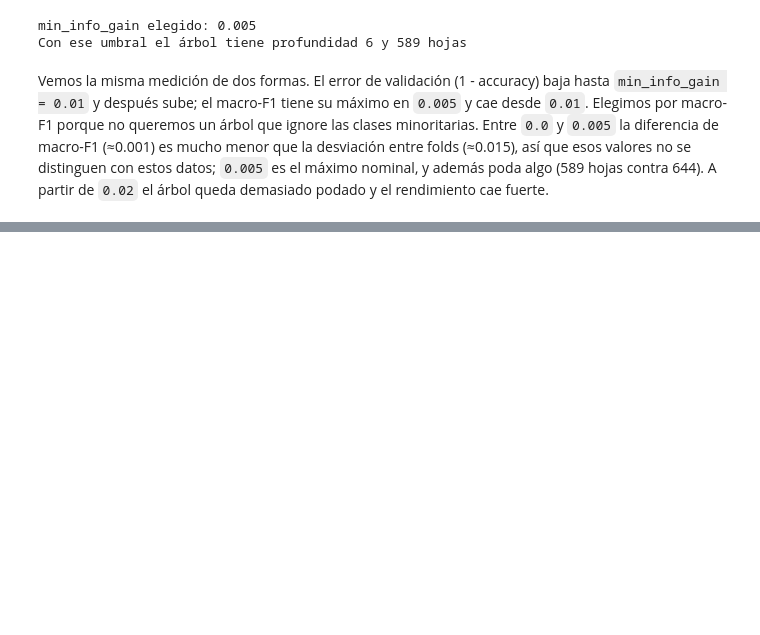
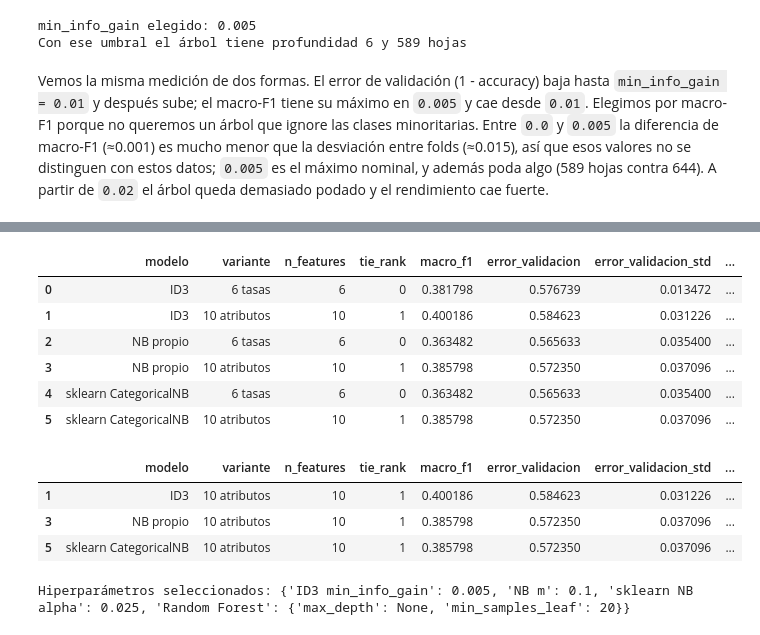
Before and after one commit to agustinocchiuzzi/laboratorioAprendAut1, a Jupyter notebook: entrega/notebook.ipynb, the cells around one changed output, grey strips where cells are left out. Saved outputs shown, nothing was run; the diff lists cells and outputs as text; code cells hidden in the pictures; blank space fills up the shorter version.

```diff
--- a/entrega/notebook.ipynb
+++ b/entrega/notebook.ipynb
@@ -1109,0 +1299,65 @@ podado y el rendimiento cae fuerte.
+# %%
+feature_variants = {
+    '6 tasas': list(NUMERIC_FEATURES),
+    '10 atributos': list(NUMERIC_FEATURES) + [
+        'home_points_per_match_5', 'away_points_per_match_5',
+        'home_goal_diff_per_match_5', 'away_goal_diff_per_match_5',
+    ],
+}
+feature_models = {
+    'ID3': ID3(min_info_gain=id3_gain),
+    'NB propio': MEstimateCategoricalNB(m=nb_m, min_categories=4),
+    'sklearn CategoricalNB': CategoricalNB(
+        alpha=nb_m / 4, min_categories=4, force_alpha=True),
+}
+filas_atributos = []
+for nombre, modelo in feature_models.items():
+    for rank, (variante, columnas) in enumerate(feature_variants.items()):
+        detalle = evaluate_temporal_cv(
+            modelo, train, folds, 'discrete', feature_columns=columnas)
+        filas_atributos.append({
+            'modelo': nombre, 'variante': variante,
+            'n_features': len(columnas), 'tie_rank': rank,
+            'macro_f1': detalle.macro_f1.mean(),
+            'error_validacion': detalle.validation_error.mean(),
+            'error_validacion_std': detalle.validation_error.std(ddof=0),
+            'error_train': detalle.train_error.mean(),
+        })
+comparacion_cols = pd.DataFrame(filas_atributos)
+display(comparacion_cols.round(6))
+
+
+def select_feature_columns(comparison, variants):
+    ranked = comparison.sort_values(
+        ['macro_f1', 'n_features', 'tie_rank', 'modelo'],
+        ascending=[False, True, True, True], kind='stable')
+    return {
+        row['modelo']: list(variants[row['variante']])
+        for _, row in ranked.groupby('modelo', sort=False).head(1).iterrows()
+    }
+
+
+selected_columns = select_feature_columns(comparacion_cols, feature_variants)
+id3_columns = selected_columns['ID3']
+nb_columns = selected_columns['NB propio']
+nb_ref_columns = selected_columns['sklearn CategoricalNB']
+display(comparacion_cols.sort_values(
+    ['macro_f1', 'n_features', 'tie_rank', 'modelo'],
+    ascending=[False, True, True, True], kind='stable'
+).groupby('modelo', sort=False).head(1))
+print('Hiperparámetros seleccionados:', {
+    'ID3 min_info_gain': id3_gain, 'NB m': nb_m,
+    'sklearn NB alpha': nb_m / 4, 'Random Forest': rf_params})
+# %% [output]
+|  | modelo | variante | n_features | tie_rank | macro_f1 | error_validacion | error_validacion_std | ... |
+| 0 | ID3 | 6 tasas | 6 | 0 | 0.381798 | 0.576739 | 0.013472 | ... |
+| 1 | ID3 | 10 atributos | 10 | 1 | 0.400186 | 0.584623 | 0.031226 | ... |
+| 2 | NB propio | 6 tasas | 6 | 0 | 0.363482 | 0.565633 | 0.035400 | ... |
+| 3 | NB propio | 10 atributos | 10 | 1 | 0.385798 | 0.572350 | 0.037096 | ... |
+| 4 | sklearn CategoricalNB | 6 tasas | 6 | 0 | 0.363482 | 0.565633 | 0.035400 | ... |
+| 5 | sklearn CategoricalNB | 10 atributos | 10 | 1 | 0.385798 | 0.572350 | 0.037096 | ... |
+|  | modelo | variante | n_features | tie_rank | macro_f1 | error_validacion | error_validacion_std | ... |
+| 1 | ID3 | 10 atributos | 10 | 1 | 0.400186 | 0.584623 | 0.031226 | ... |
+| 3 | NB propio | 10 atributos | 10 | 1 | 0.385798 | 0.572350 | 0.037096 | ... |
+| 5 | sklearn CategoricalNB | 10 atributos | 10 | 1 | 0.385798 | 0.572350 | 0.037096 | ... |
+Hiperparámetros seleccionados: {'ID3 min_info_gain': 0.005, 'NB m': 0.1, 'sklearn NB alpha': 0.025, 'Random Forest': {'max_depth': None, 'min_samples_leaf': 20}}
```
Also changed, not shown: parts of 38 cells of this notebook, 26 other files.
